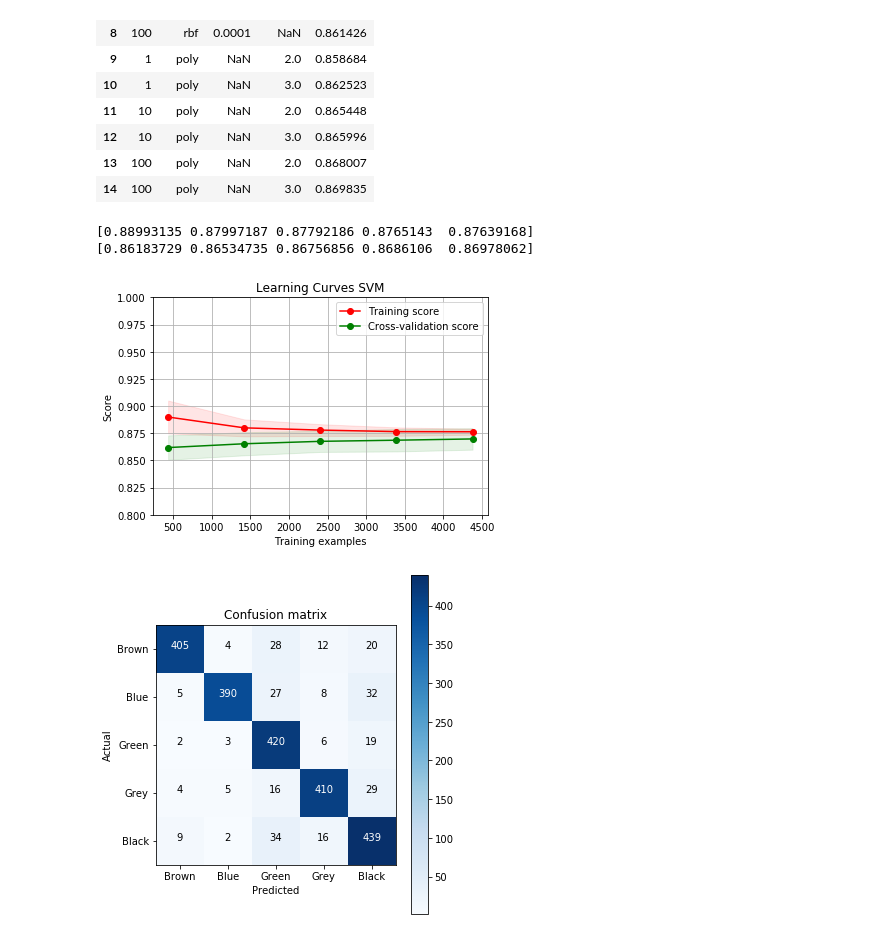
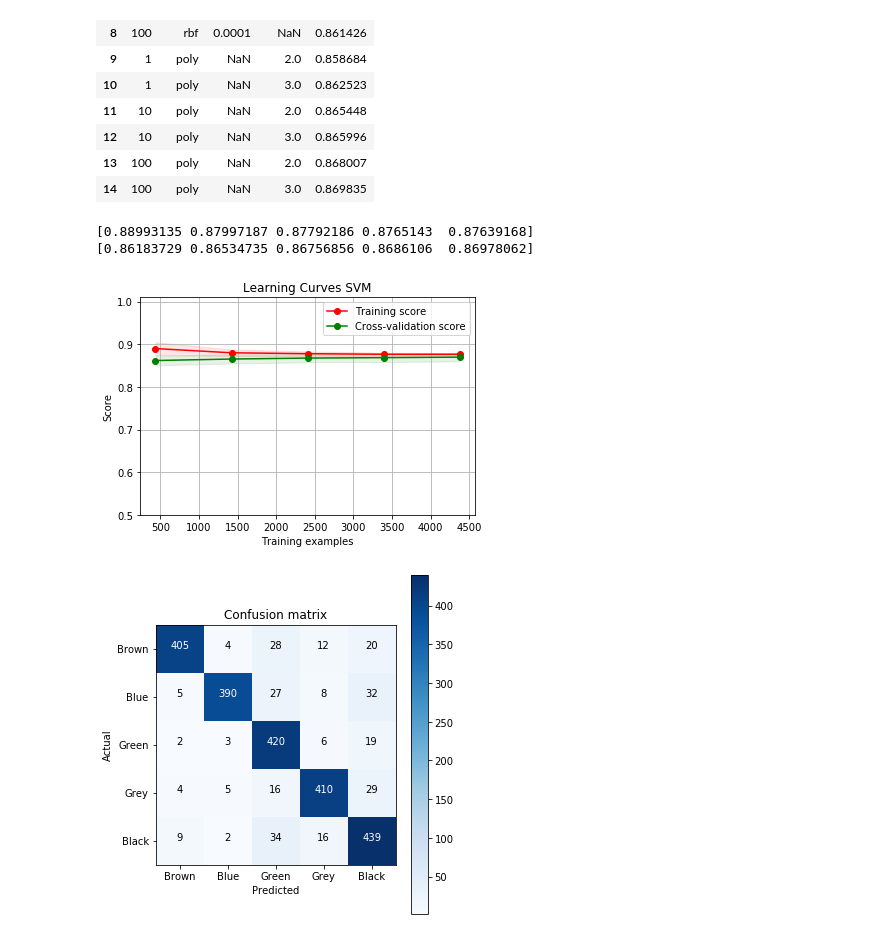
Before and after one commit to harizjuzaimi/AMLSassignment19_20, a Jupyter notebook: B2/B2_test.ipynb, the cells around one changed output. Cells and saved outputs as stored; diff of their text form; code cells hidden in the pictures.

```diff
--- a/B2/B2_test.ipynb
+++ b/B2/B2_test.ipynb
@@ -244,35 +244,35 @@ def plot_learning_curve(estimator, title, X, y, ylim=None, cv=None,
 
     plt.fill_between(train_sizes, train_scores_mean - train_scores_std,
                      train_scores_mean + train_scores_std, alpha=0.1,
                      color="r")
     plt.fill_between(train_sizes, test_scores_mean - test_scores_std,
                      test_scores_mean + test_scores_std, alpha=0.1, color="g")
     plt.plot(train_sizes, train_scores_mean, 'o-', color="r",
              label="Training score")
     plt.plot(train_sizes, test_scores_mean, 'o-', color="g",
              label="Cross-validation score")
 
     plt.legend(loc="best")
 
     print(train_scores_mean)
     print(test_scores_mean)
 
     return plt
 
 title = "Learning Curves SVM"
 
 cv = ShuffleSplit(n_splits=100, test_size=0.2, random_state=0)
 estimator = classifierB2_best
 X, y = tr_X_B2, tr_Y_B2
-plot_learning_curve(estimator, title, X, y, (0.8, 1.0), cv=cv, n_jobs=-1)
+plot_learning_curve(estimator, title, X, y, (0.5, 1.01), cv=cv, n_jobs=-1)
 
 plt.show()
 
 # default test score for SVM is accuracy
 # %% [output]
 [0.88993135 0.87997187 0.87792186 0.8765143  0.87639168]
 [0.86183729 0.86534735 0.86756856 0.8686106  0.86978062]
-[figure, old version]
+[figure, new version]
 # %%
 import itertools
 from sklearn.metrics import confusion_matrix
```
Also changed, not shown: 9 other files.
